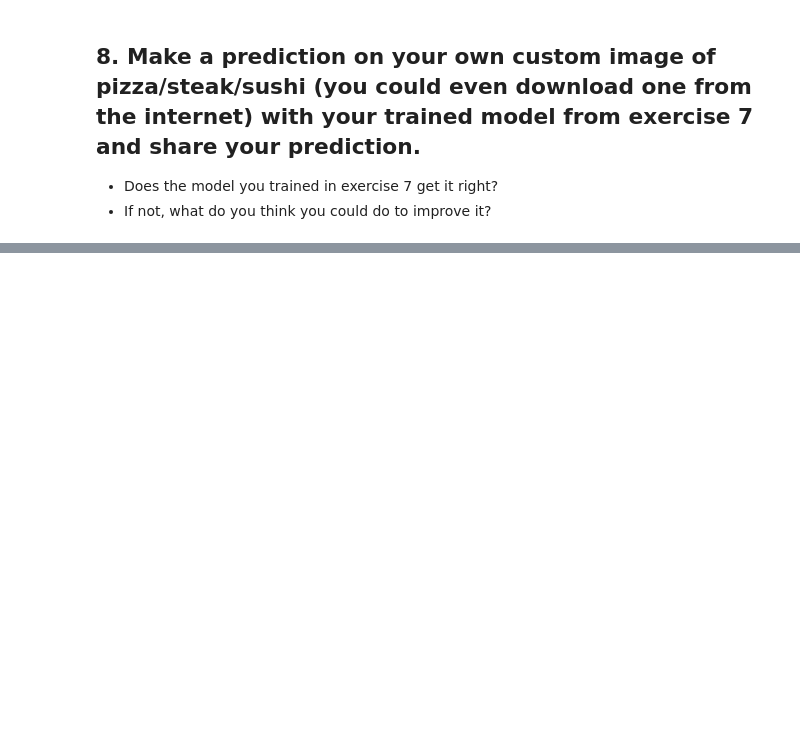
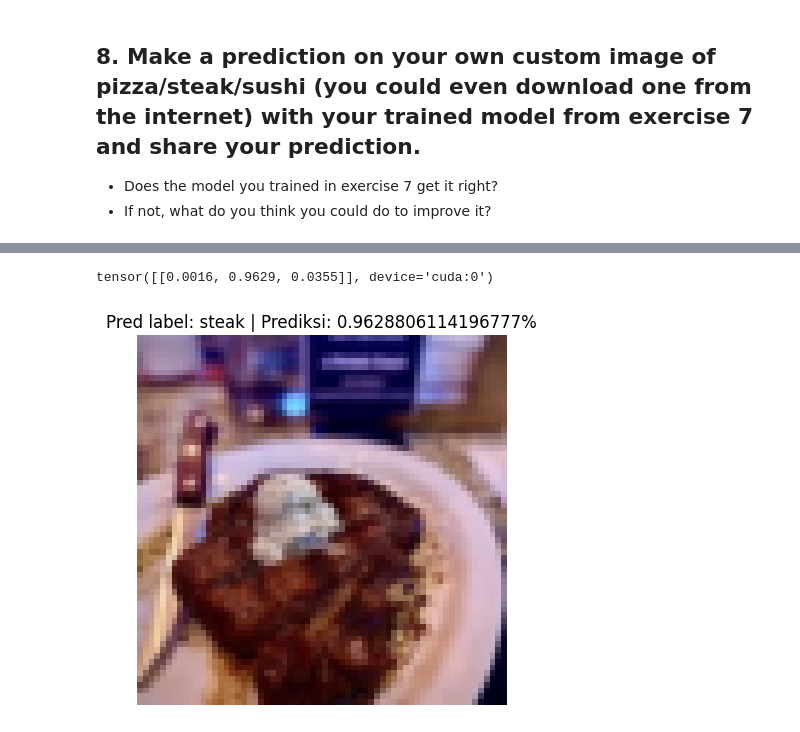
Before and after one commit to SiPilip/pytorch_course, a Jupyter notebook: 04_pytorch_custom_datasets_exercises.ipynb.ipynb, the cells around one changed output, grey strips where cells are left out. Drawn from its saved outputs; the diff is of its cells as text; code cells hidden in the pictures; blank space fills up the shorter version.

Commit message:
progress: mode modular

```diff
--- a/04_pytorch_custom_datasets_exercises.ipynb.ipynb
+++ b/04_pytorch_custom_datasets_exercises.ipynb.ipynb
@@ -773,0 +803,31 @@ plt.legend()
+# %%
+# Buat prediksi dengan gambar
+model_4.eval()
+with torch.inference_mode():
+  # Ambil piksel gambar
+  img = img / 255.
+
+  # Resize gambar ke 64x64
+  resize = transforms.Resize(size=(64,64))
+  img = resize(img)
+
+  # Ubah gambar ke tipa batch dan lempar ke device
+  batch = img.unsqueeze(0).to(device)
+
+  # Prediksi gambar
+  y_pred_logit = model_4(batch)
+
+  # Lihat probabilitas
+  pred_prob = torch.softmax(y_pred_logit, dim=1)
+  print(pred_prob)
+
+  # Konveri pred logit ke pred label
+  pred_label = torch.argmax(pred_prob,dim=1)
+
+  # Plot gambar
+  plt.imshow(img.permute(1,2,0))
+  plt.title(f"Pred label: {class_names[pred_label]} | Prediksi: {pred_prob.max().cpu()}%")
+  plt.axis(False)
+# %% [output]
+tensor([[0.0016, 0.9629, 0.0355]], device='cuda:0')
+[figure, added]
```
Also changed, not shown: parts of 17 cells of this notebook, 5 other files.
